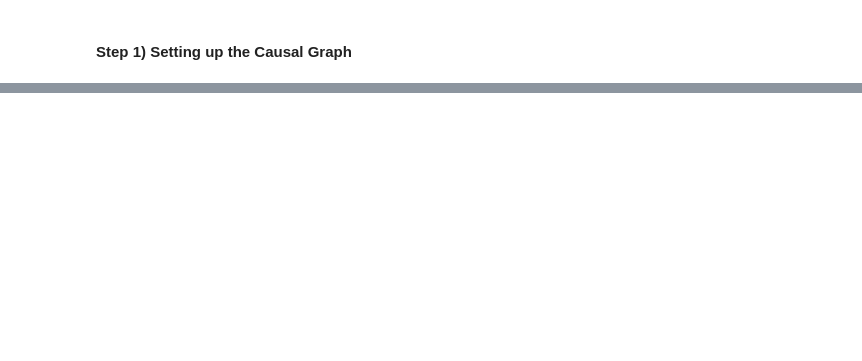
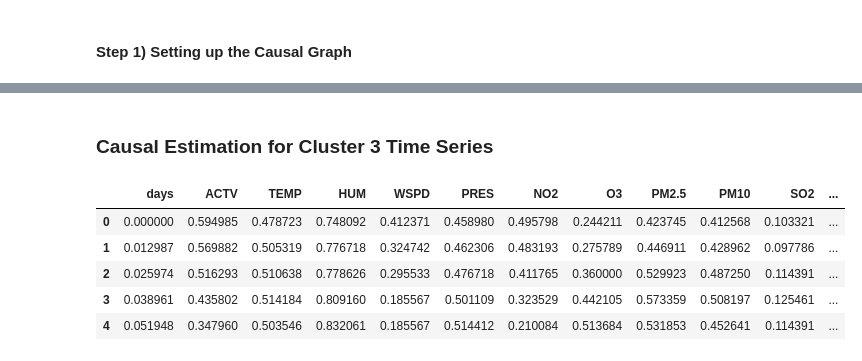
Before and after one commit to ritvik-iyer/EnvCausal-replication, a Jupyter notebook: scripts/causal_estimation.ipynb, the cells around one changed output, grey strips where cells are left out. Drawn from its saved outputs; the diff is of its cells as text; code cells hidden in the pictures; blank space fills up the shorter version.

```diff
--- a/scripts/causal_estimation.ipynb
+++ b/scripts/causal_estimation.ipynb
@@ -185,0 +186,24 @@ Estimand name: backdoor
+# %% [markdown]
+### Causal Estimation for Cluster 3 Time Series
+# %%
+# Load the data and train the XGBoost models
+root = os.path.dirname(os.getcwd())
+data_dir = os.path.join(root, 'data')
+### Cluster 3 Overall ###
+c3_overall_path = os.path.join(data_dir, 'time_cluster_3.csv')
+c3_overall = pd.read_csv(c3_overall_path)
+all_vars = ['days', 'ACTV', 'TEMP', 'HUM', 'WSPD', 'PRES', 'NO2', 'O3', 'PM2.5', 'PM10', 'SO2', 'CO', 'Case']
+cluster3_df = c3_overall[all_vars]
+# Normalize the data
+scaler = MinMaxScaler()
+normalized = scaler.fit_transform(cluster3_df.values)
+cluster3_df_norm = pd.DataFrame(normalized)
+cluster3_df_norm.columns = cluster3_df.columns
+cluster3_df_norm.head()
+# %% [output]
+|  | days | ACTV | TEMP | HUM | WSPD | PRES | NO2 | O3 | PM2.5 | PM10 | SO2 | ... |
+| 0 | 0.000000 | 0.594985 | 0.478723 | 0.748092 | 0.412371 | 0.458980 | 0.495798 | 0.244211 | 0.423745 | 0.412568 | 0.103321 | ... |
+| 1 | 0.012987 | 0.569882 | 0.505319 | 0.776718 | 0.324742 | 0.462306 | 0.483193 | 0.275789 | 0.446911 | 0.428962 | 0.097786 | ... |
+| 2 | 0.025974 | 0.516293 | 0.510638 | 0.778626 | 0.295533 | 0.476718 | 0.411765 | 0.360000 | 0.529923 | 0.487250 | 0.114391 | ... |
+| 3 | 0.038961 | 0.435802 | 0.514184 | 0.809160 | 0.185567 | 0.501109 | 0.323529 | 0.442105 | 0.573359 | 0.508197 | 0.125461 | ... |
+| 4 | 0.051948 | 0.347960 | 0.503546 | 0.832061 | 0.185567 | 0.514412 | 0.210084 | 0.513684 | 0.531853 | 0.452641 | 0.114391 | ... |
```
Also changed, not shown: parts of 10 cells of this notebook, 2 other files.
